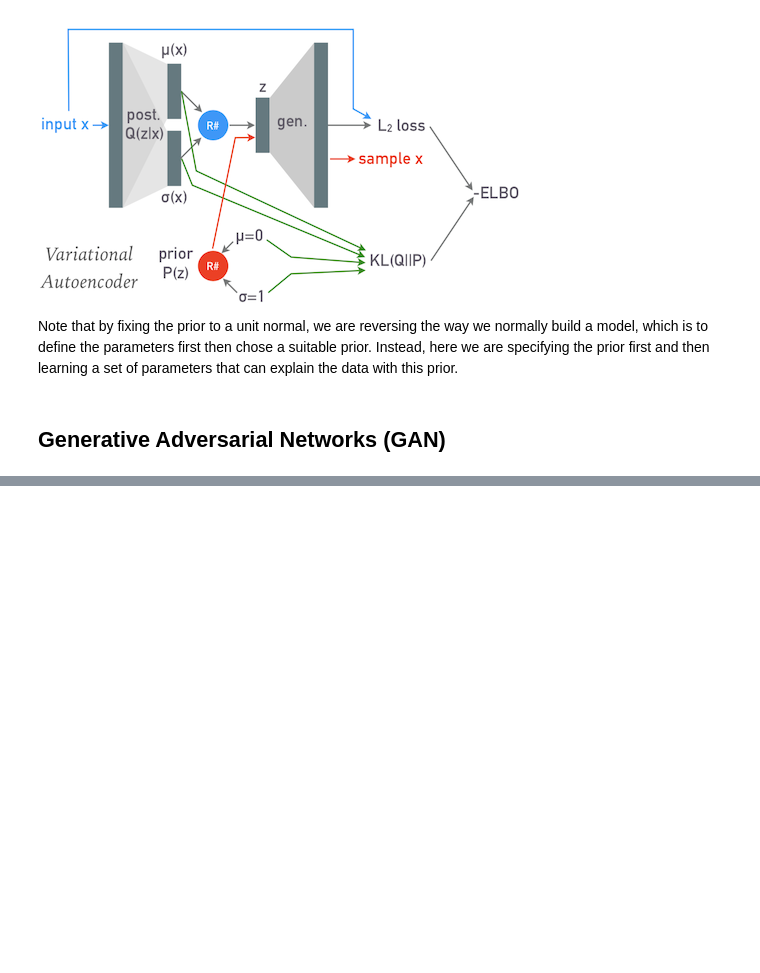
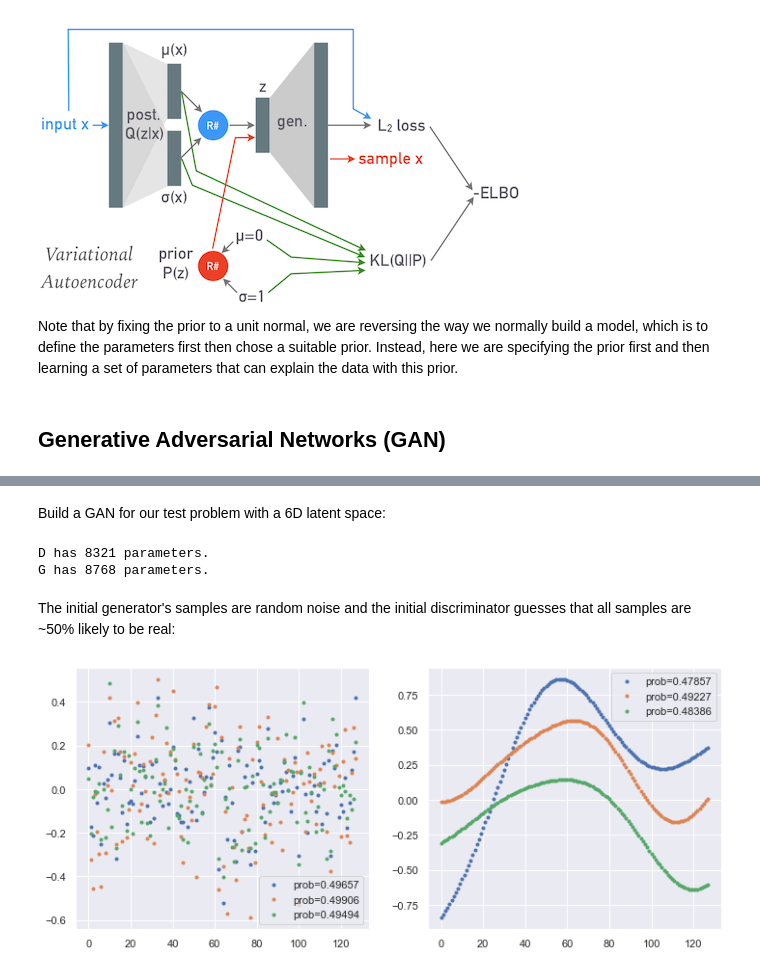
Before and after one commit to dkirkby/kavli2019, a Jupyter notebook: Lecture2.ipynb, the cells around one changed output, grey strips where cells are left out. Saved outputs shown, nothing was run; the diff lists cells and outputs as text; code cells hidden in the pictures; blank space fills up the shorter version.

```diff
--- a/Lecture2.ipynb
+++ b/Lecture2.ipynb
@@ -406,0 +537,13 @@ Note that by fixing the prior to a unit normal, we are reversing the way we norm
+# %% [markdown]
+Build a GAN for our test problem with a 6D latent space:
+# %%
+model = GAN(n_data=128, n_latent=6)
+# %% [output]
+D has 8321 parameters.
+G has 8768 parameters.
+# %% [markdown]
+The initial generator's samples are random noise and the initial discriminator guesses that all samples are ~50% likely to be real:
+# %%
+model.evaluate()
+# %% [output]
+[figure, added]
```
Also changed, not shown: parts of 15 cells of this notebook.
